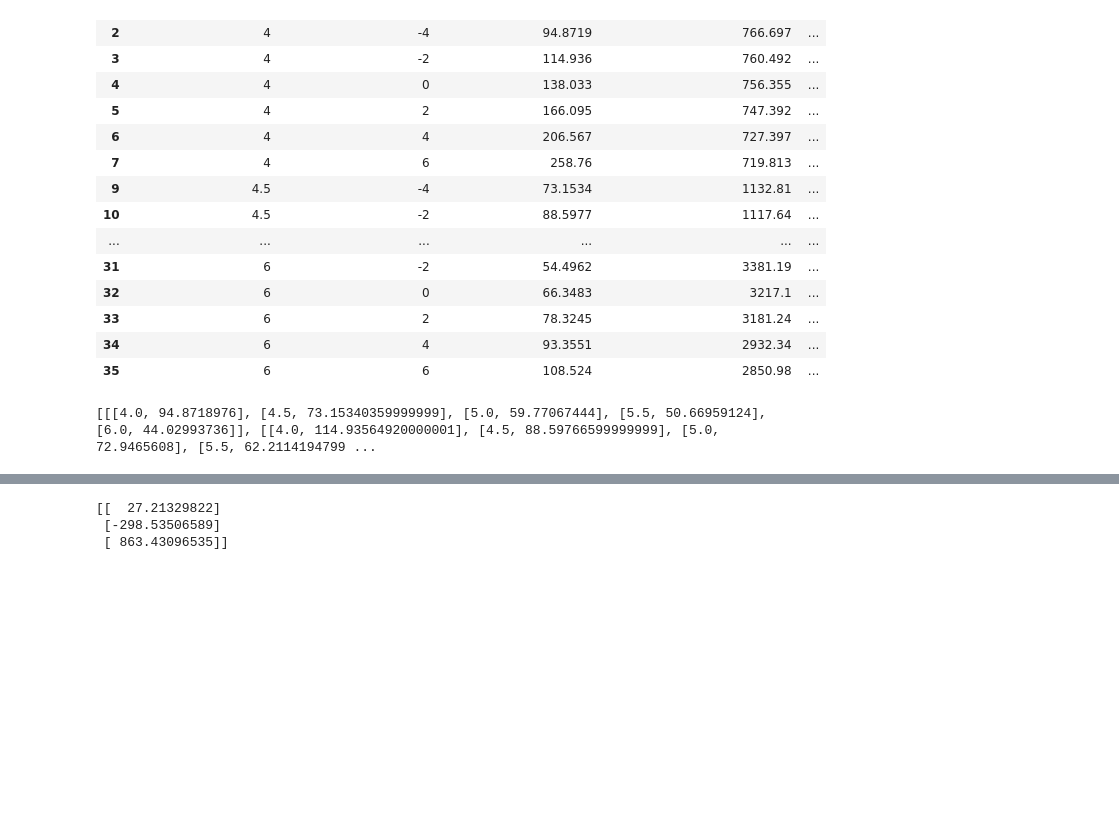
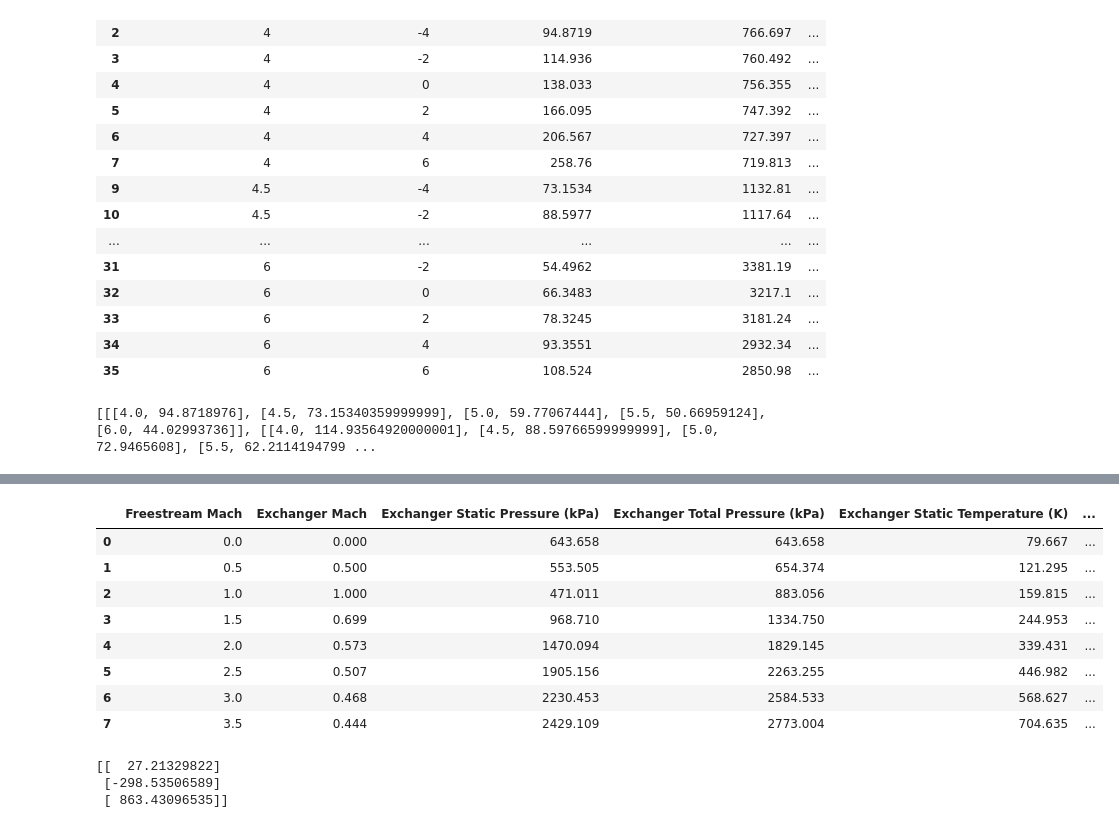
Before and after one commit to BananaBonanza/AAE537, a Jupyter notebook: projectInletConditions.ipynb, the cells around one changed output, grey strips where cells are left out. Saved outputs shown, nothing was run; the diff lists cells and outputs as text; code cells hidden in the pictures; blank space fills up the shorter version.

```diff
--- a/projectInletConditions.ipynb
+++ b/projectInletConditions.ipynb
@@ -564,36 +592,51 @@ for i in range(len(reg.index)):
     elif mach >= 1:
         # Normal Shock: Mach
         M2.append(
             rounds(np.sqrt(
                 (
                     ((gamma-1) * mach**2 + 2)/
                     (2*gamma * mach**2-(gamma-1))
                 )
             )
         ))
         # Normal Shock: Total Temperature
         Tt2.append(rounds(Tt1))
         # Normal Shock: Total Pressure
         Pt_rat = (
             (((gamma+1) * mach**2)/((gamma-1) * mach**2 + 2))**(gamma/(gamma-1))*
             ((gamma+1)/(2*gamma*mach**2 - (gamma-1)))**(1/(gamma-1))
         )
         Pt2.append(rounds(Pt1 * Pt_rat))
         # Isentropic Relation: Static Pressure
-        P2.append(rounds(statPres(Pt2[-1],M2[-1],gamma)))
+        #P2.append(rounds(statPres(Pt2[-1],M2[-1],gamma)))
+        P_rat = (
+            ((2*gamma*mach**2)/(gamma+1)) -
+            ((gamma-1)/(gamma+1))
+        )
+        P2.append(rounds(P1*P_rat))
         # Isentropioc Relation: Static Temperature
         T2.append(rounds(statTemp(Tt2[-1],M2[-1],gamma)))
 
 endOfInlet = {'Freestream Mach':x,
              'Exchanger Mach': M2,
              'Exchanger Static Pressure (kPa)':P2,
              'Exchanger Total Pressure (kPa)':Pt2,
              'Exchanger Static Temperature (K)':T2,
              'Exchanger Total Temperature (K)':Tt2}
 #eE stands for exchanger Entrance (in camel case)
 eE = pd.DataFrame(endOfInlet)
-eE.head()
-eE.to_csv(path+'/exchangerEntranceFull.csv', index=False)
+eE.head(8)
+#eE.to_csv(path+'\exchangerEntranceFull.csv', index=False)
+# %% [output]
+|  | Freestream Mach | Exchanger Mach | Exchanger Static Pressure (kPa) | Exchanger Total Pressure (kPa) | Exchanger Static Temperature (K) | ... |
+| 0 | 0.0 | 0.000 | 643.658 | 643.658 | 79.667 | ... |
+| 1 | 0.5 | 0.500 | 553.505 | 654.374 | 121.295 | ... |
+| 2 | 1.0 | 1.000 | 471.011 | 883.056 | 159.815 | ... |
+| 3 | 1.5 | 0.699 | 968.710 | 1334.750 | 244.953 | ... |
+| 4 | 2.0 | 0.573 | 1470.094 | 1829.145 | 339.431 | ... |
+| 5 | 2.5 | 0.507 | 1905.156 | 2263.255 | 446.982 | ... |
+| 6 | 3.0 | 0.468 | 2230.453 | 2584.533 | 568.627 | ... |
+| 7 | 3.5 | 0.444 | 2429.109 | 2773.004 | 704.635 | ... |
 # %%
 totPres(44.585,6,1.37)
 test = quadReg([[4,94.87],[4.5, 73.1534],[5,59.77],[5.5,50.6696],[6,44.0299],[1,593.09]])
```
Also changed, not shown: parts of 11 cells of this notebook, 2 other files.
